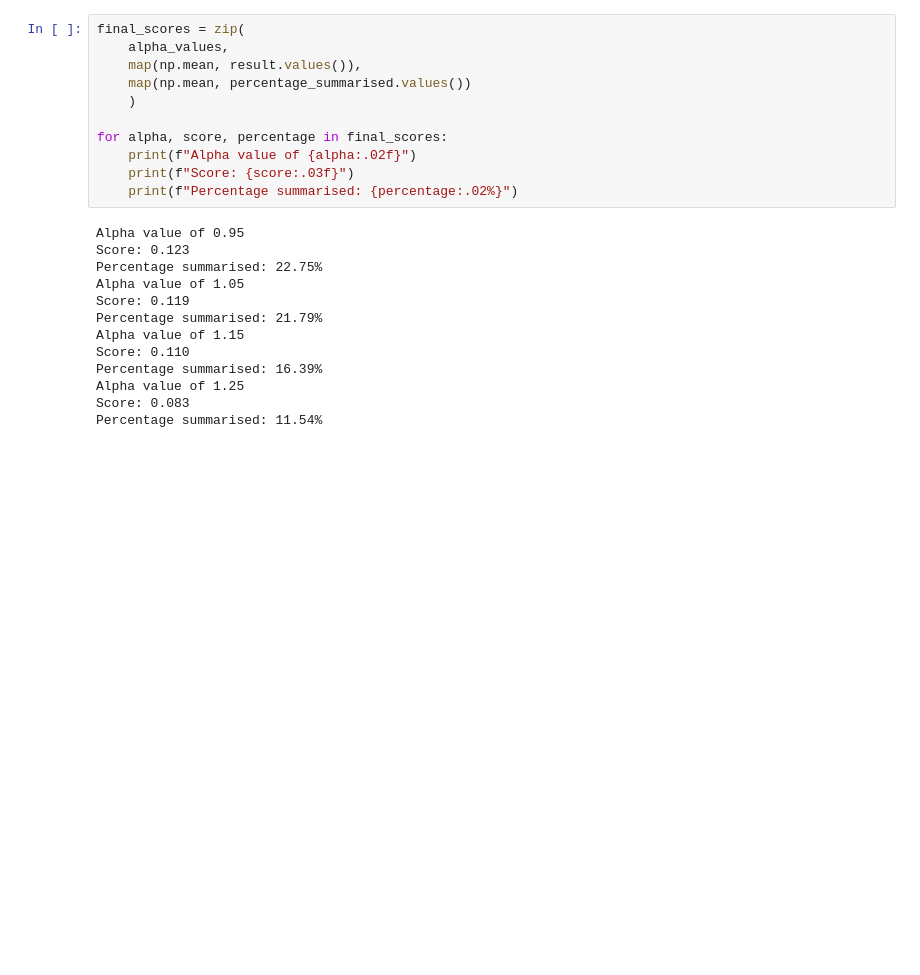
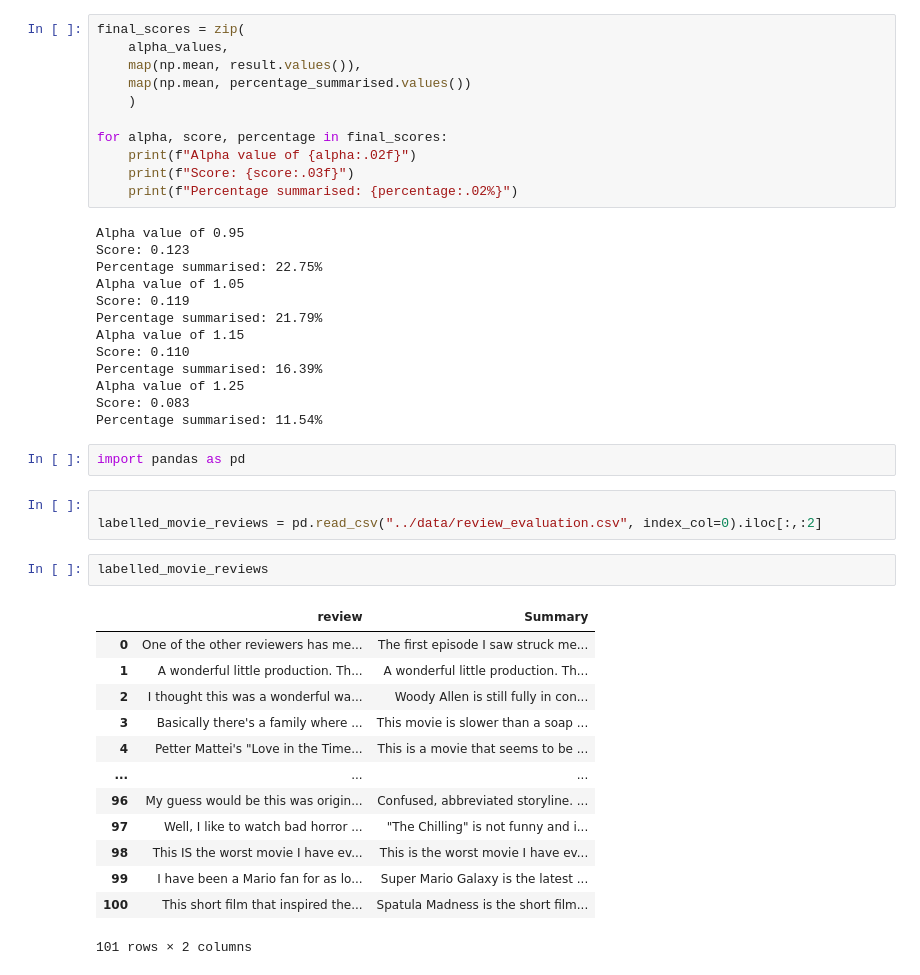
Before and after one commit to carolinedlu/text_analytics, a Jupyter notebook: notebooks/extractive_text_summarization.ipynb, the cells around one changed output. Drawn from its saved outputs; the diff is of its cells as text; blank space fills up the shorter version.

```diff
--- a/notebooks/extractive_text_summarization.ipynb
+++ b/notebooks/extractive_text_summarization.ipynb
@@ -341,3 +562,24 @@ Percentage summarised: 16.39%
 Alpha value of 1.25
 Score: 0.083
 Percentage summarised: 11.54%
+# %%
+import pandas as pd
+# %%
+
+labelled_movie_reviews = pd.read_csv("../data/review_evaluation.csv", index_col=0).iloc[:,:2]
+# %%
+labelled_movie_reviews
+# %% [output]
+|  | review | Summary |
+| 0 | One of the other reviewers has me... | The first episode I saw struck me... |
+| 1 | A wonderful little production. Th... | A wonderful little production. Th... |
+| 2 | I thought this was a wonderful wa... | Woody Allen is still fully in con... |
+| 3 | Basically there's a family where ... | This movie is slower than a soap ... |
+| 4 | Petter Mattei's "Love in the Time... | This is a movie that seems to be ... |
+| ... | ... | ... |
+| 96 | My guess would be this was origin... | Confused, abbreviated storyline. ... |
+| 97 | Well, I like to watch bad horror ... | "The Chilling" is not funny and i... |
+| 98 | This IS the worst movie I have ev... | This is the worst movie I have ev... |
+| 99 | I have been a Mario fan for as lo... | Super Mario Galaxy is the latest ... |
+| 100 | This short film that inspired the... | Spatula Madness is the short film... |
+101 rows × 2 columns
```
Also changed, not shown: parts of 9 cells of this notebook.
